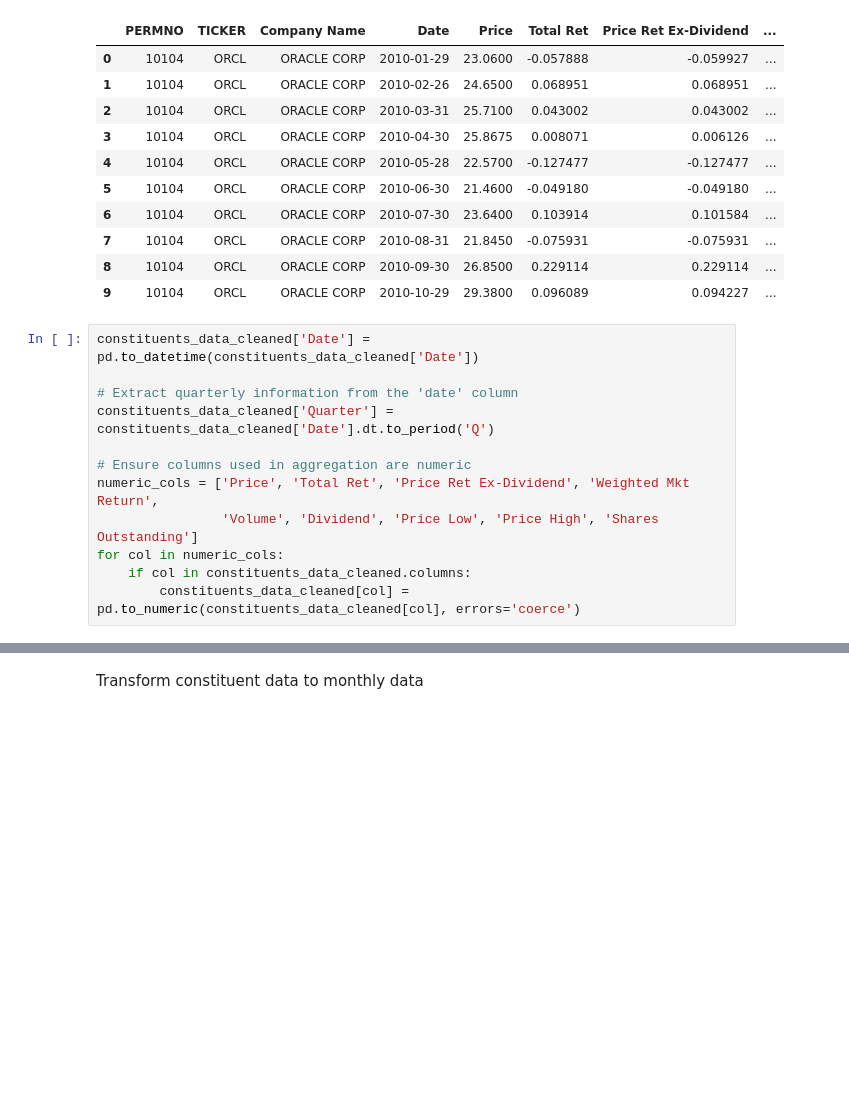
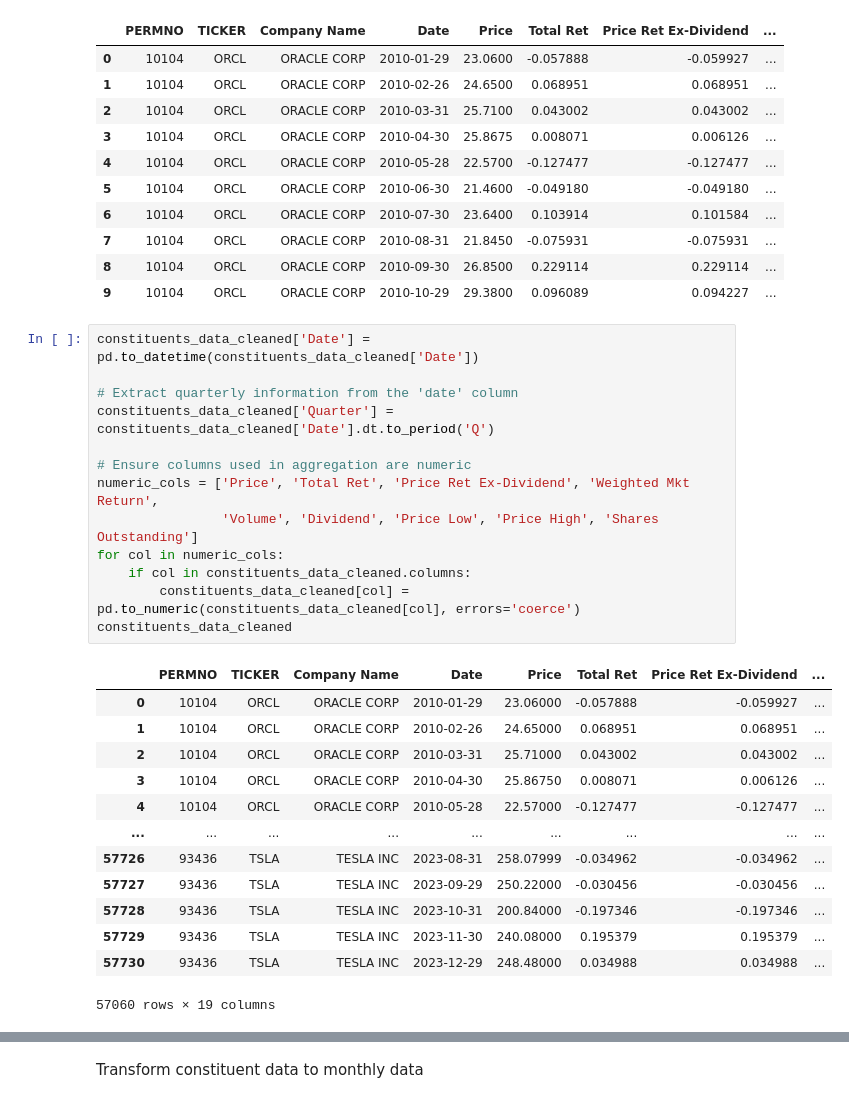
Before and after one commit to jajajalalalala/factor_analysis, a Jupyter notebook: data_builder.ipynb, the cells around one changed output, grey strips where cells are left out. Cells and saved outputs as stored; diff of their text form; blank space fills up the shorter version.

```diff
--- a/data_builder.ipynb
+++ b/data_builder.ipynb
@@ -243,15 +243,30 @@ constituents_data_cleaned.head(10)
 # %%
 constituents_data_cleaned['Date'] = pd.to_datetime(constituents_data_cleaned['Date'])
 
 # Extract quarterly information from the 'date' column
 constituents_data_cleaned['Quarter'] = constituents_data_cleaned['Date'].dt.to_period('Q')
 
 # Ensure columns used in aggregation are numeric
 numeric_cols = ['Price', 'Total Ret', 'Price Ret Ex-Dividend', 'Weighted Mkt Return',
                 'Volume', 'Dividend', 'Price Low', 'Price High', 'Shares Outstanding']
 for col in numeric_cols:
     if col in constituents_data_cleaned.columns:
         constituents_data_cleaned[col] = pd.to_numeric(constituents_data_cleaned[col], errors='coerce')
+constituents_data_cleaned
+# %% [output]
+|  | PERMNO | TICKER | Company Name | Date | Price | Total Ret | Price Ret Ex-Dividend | ... |
+| 0 | 10104 | ORCL | ORACLE CORP | 2010-01-29 | 23.06000 | -0.057888 | -0.059927 | ... |
+| 1 | 10104 | ORCL | ORACLE CORP | 2010-02-26 | 24.65000 | 0.068951 | 0.068951 | ... |
+| 2 | 10104 | ORCL | ORACLE CORP | 2010-03-31 | 25.71000 | 0.043002 | 0.043002 | ... |
+| 3 | 10104 | ORCL | ORACLE CORP | 2010-04-30 | 25.86750 | 0.008071 | 0.006126 | ... |
+| 4 | 10104 | ORCL | ORACLE CORP | 2010-05-28 | 22.57000 | -0.127477 | -0.127477 | ... |
+| ... | ... | ... | ... | ... | ... | ... | ... | ... |
+| 57726 | 93436 | TSLA | TESLA INC | 2023-08-31 | 258.07999 | -0.034962 | -0.034962 | ... |
+| 57727 | 93436 | TSLA | TESLA INC | 2023-09-29 | 250.22000 | -0.030456 | -0.030456 | ... |
+| 57728 | 93436 | TSLA | TESLA INC | 2023-10-31 | 200.84000 | -0.197346 | -0.197346 | ... |
+| 57729 | 93436 | TSLA | TESLA INC | 2023-11-30 | 240.08000 | 0.195379 | 0.195379 | ... |
+| 57730 | 93436 | TSLA | TESLA INC | 2023-12-29 | 248.48000 | 0.034988 | 0.034988 | ... |
+57060 rows × 19 columns
 # %%
 # Add additional columns
 constituents_data_cleaned = constituents_data_cleaned.copy()
```
Also changed, not shown: parts of 8 cells of this notebook, 1 other file.
